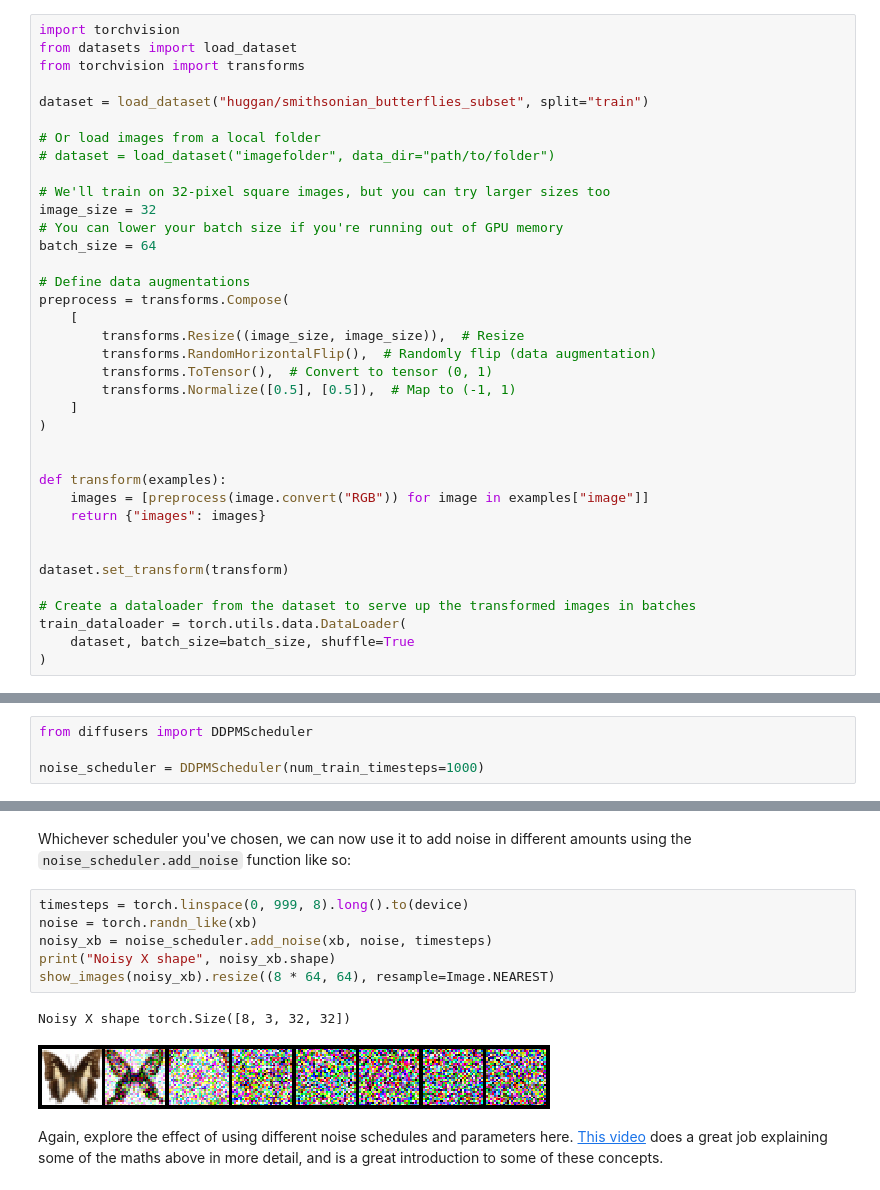
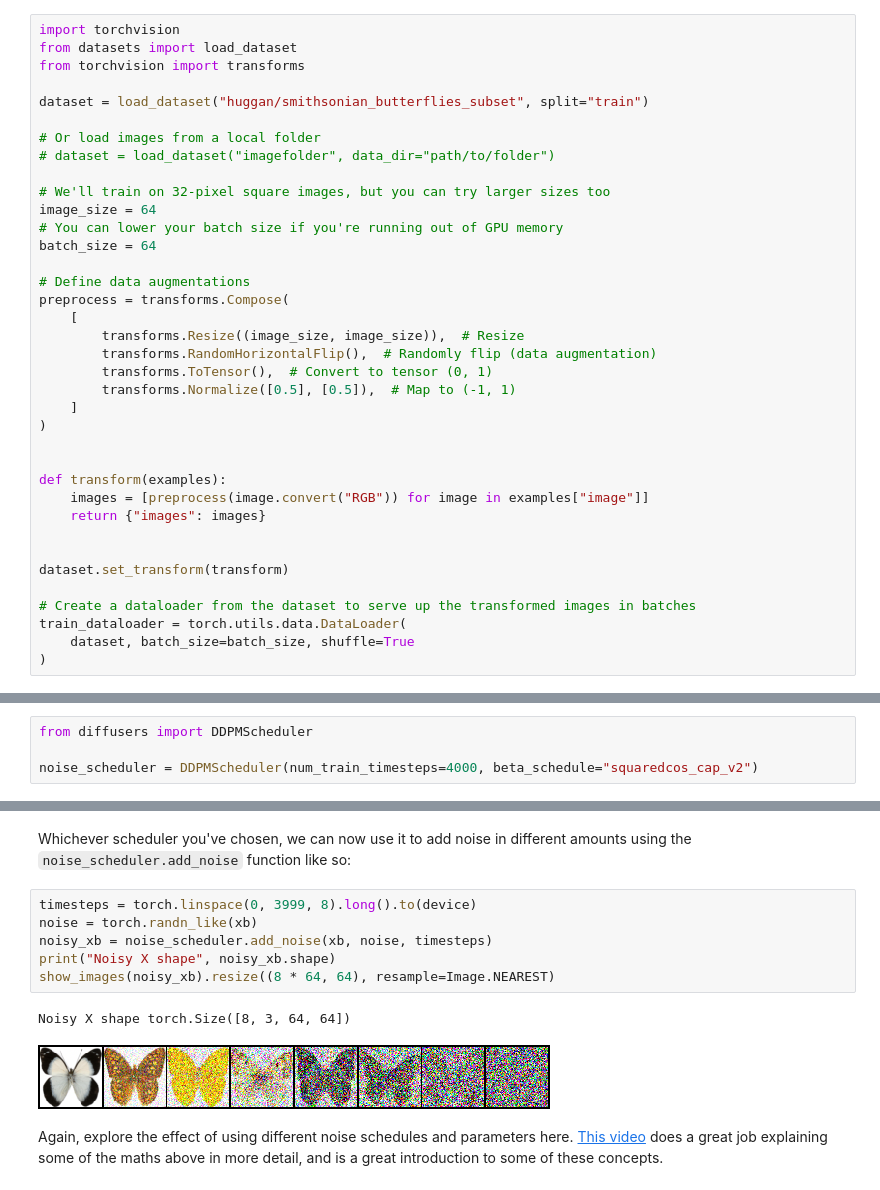
Before and after one commit to stella-mj/dissertation, a Jupyter notebook: ddpm_diffusers.ipynb, the cells around one changed output, grey strips where cells are left out. Drawn from its saved outputs; the diff is of its cells as text.

Commit message:
Image creation at cos/lin for 1000/4000

```diff
--- a/ddpm_diffusers.ipynb
+++ b/ddpm_diffusers.ipynb
@@ -175,7 +172,7 @@ dataset = load_dataset("huggan/smithsonian_butterflies_subset", split="train")
 # dataset = load_dataset("imagefolder", data_dir="path/to/folder")
 
 # We'll train on 32-pixel square images, but you can try larger sizes too
-image_size = 32
+image_size = 64
 # You can lower your batch size if you're running out of GPU memory
 batch_size = 64
 
@@ -224,7 +220,7 @@ The noise schedule determines how much noise is added at different timesteps. He
 # %%
 from diffusers import DDPMScheduler
 
-noise_scheduler = DDPMScheduler(num_train_timesteps=1000)
+noise_scheduler = DDPMScheduler(num_train_timesteps=4000, beta_schedule="squaredcos_cap_v2")
 # %% [markdown]
 The DDPM paper describes a corruption process that adds a small amount of noise for every 'timestep'. Given $x_{t-1}$ for some timestep, we can get the next (slightly more noisy) version $x_t$ with:<br><br>
 
@@ -255,14 +251,14 @@ plt.legend(fontsize="x-large");
 # %% [markdown]
 Whichever scheduler you've chosen, we can now use it to add noise in different amounts using the `noise_scheduler.add_noise` function like so:
 # %%
-timesteps = torch.linspace(0, 999, 8).long().to(device)
+timesteps = torch.linspace(0, 3999, 8).long().to(device)
 noise = torch.randn_like(xb)
 noisy_xb = noise_scheduler.add_noise(xb, noise, timesteps)
 print("Noisy X shape", noisy_xb.shape)
 show_images(noisy_xb).resize((8 * 64, 64), resample=Image.NEAREST)
 # %% [output]
-Noisy X shape torch.Size([8, 3, 32, 32])
+Noisy X shape torch.Size([8, 3, 64, 64])
-[figure, old version]
+[figure, new version]
 # %% [markdown]
 Again, explore the effect of using different noise schedules and parameters here. [This video](https://www.youtube.com/watch?v=fbLgFrlTnGU) does a great job explaining some of the maths above in more detail, and is a great introduction to some of these concepts.
 # %% [markdown]
```
Also changed, not shown: parts of 6 cells of this notebook, 13 other files.
